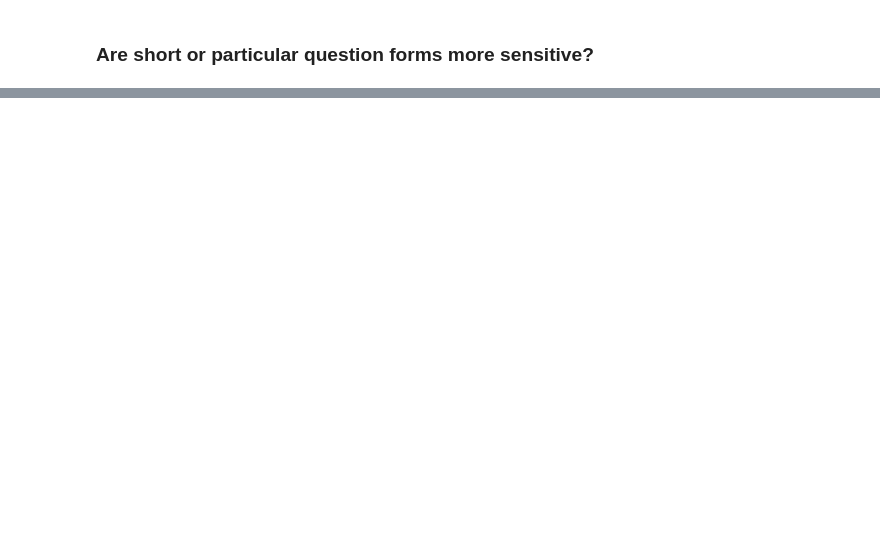
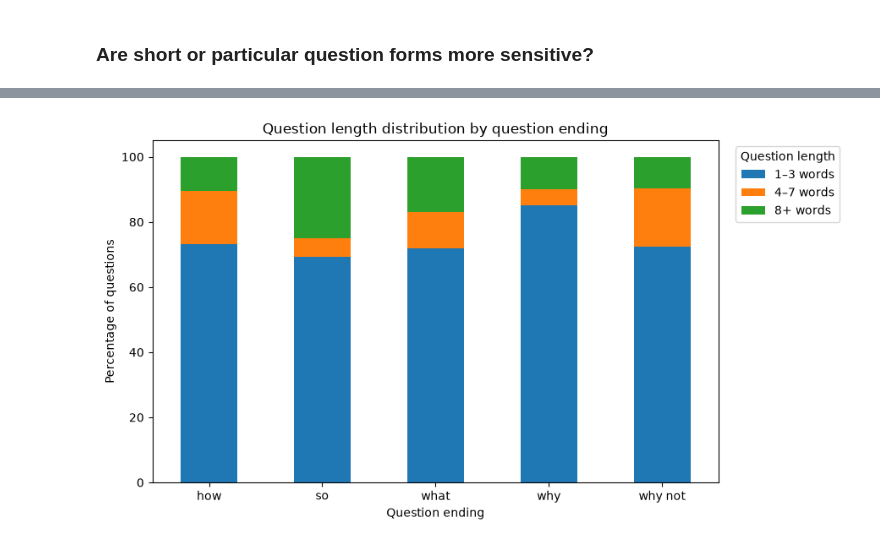
Before and after one commit to elisabeihofer-boop/ml2-final-project, a Jupyter notebook: notebooks/qualitative_analysis.ipynb, the cells around one changed output, grey strips where cells are left out. Drawn from its saved outputs; the diff is of its cells as text; code cells hidden in the pictures; blank space fills up the shorter version.

```diff
--- a/notebooks/qualitative_analysis.ipynb
+++ b/notebooks/qualitative_analysis.ipynb
@@ -251,0 +596,19 @@ Input distribution shift: due to fine-tuning with context?
+# %%
+# looking at question length distribution by question ending
+
+length_by_ending = pd.crosstab(
+    df["question_ending"],
+    df["length_group"]
+)
+
+display(length_by_ending)
+
+
+# calculating percentage of each ending category in each length group
+length_by_ending_pct = pd.crosstab(
+    df["question_ending"],
+    df["length_group"],
+    normalize="index"
+) * 100
+
+display(length_by_ending_pct.round(1))
@@ -251,0 +630,18 @@ Input distribution shift: due to fine-tuning with context?
+# %%
+# visualizing
+
+ax = length_by_ending_pct.plot(
+    kind="bar",
+    stacked=True,
+    figsize=(9, 5)
+)
+
+plt.title("Question length distribution by question ending")
+plt.xlabel("Question ending")
+plt.ylabel("Percentage of questions")
+plt.xticks(rotation=0)
+plt.legend(title="Question length", bbox_to_anchor=(1.02, 1))
+plt.tight_layout()
+plt.show()
+# %% [output]
+[figure, added]
```
Also changed, not shown: parts of 34 cells of this notebook, 2 other files.
